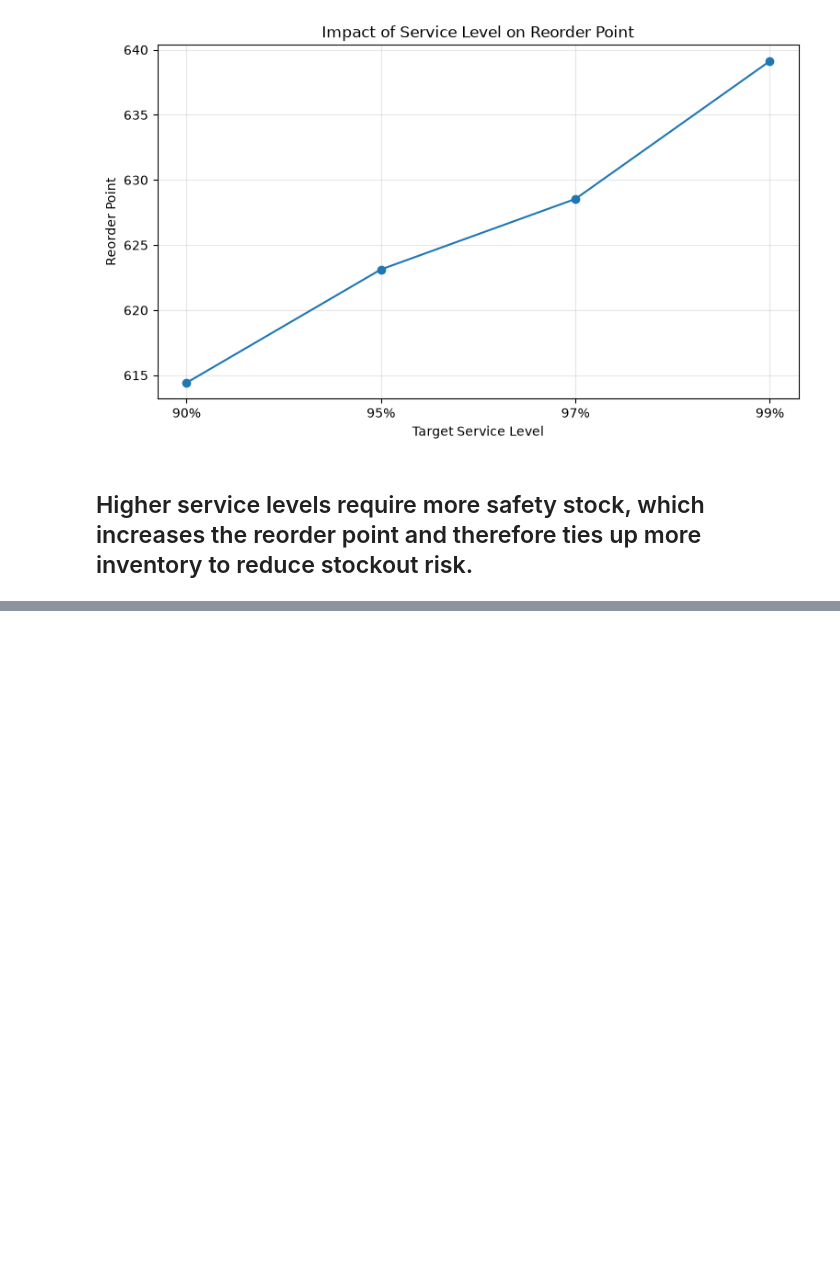
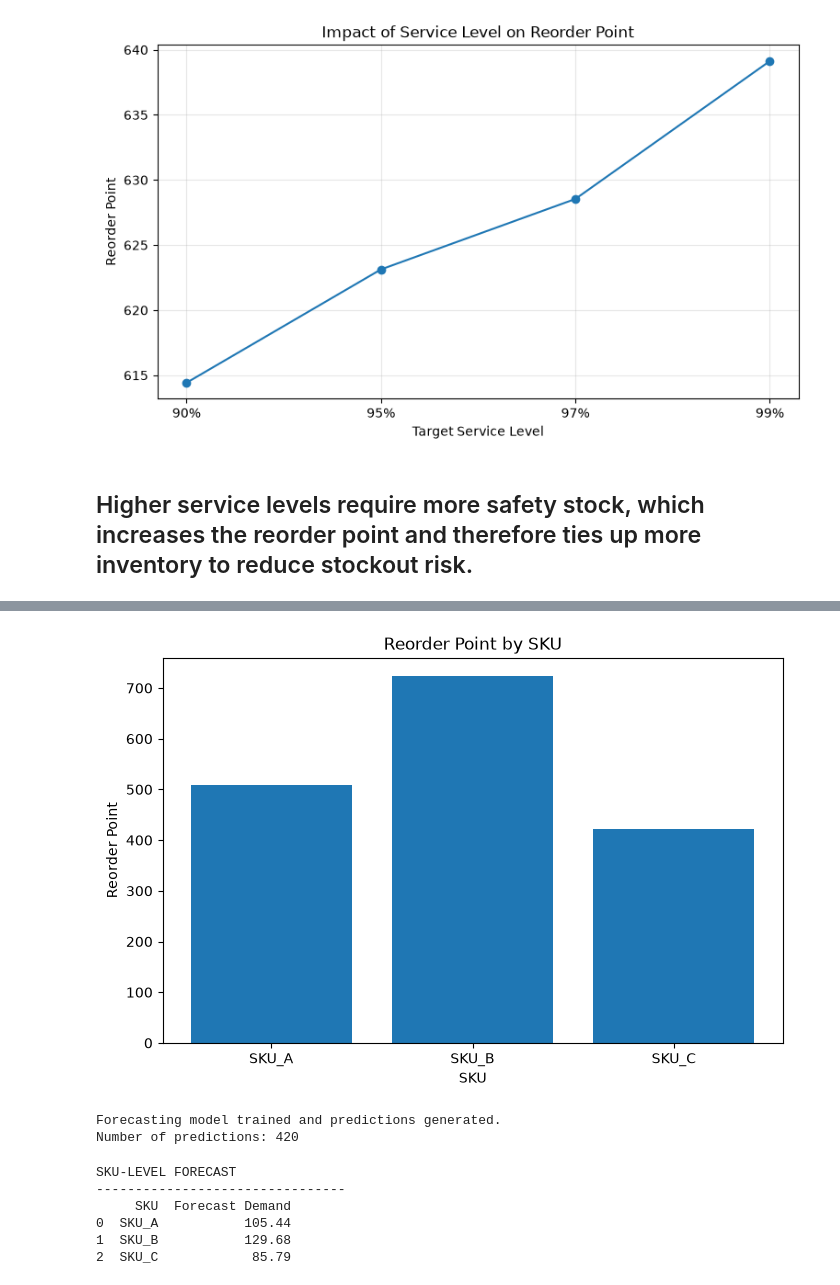
Before and after one commit to abhisarthak/inventory-optimization-ml, a Jupyter notebook: inventory_optimization.ipynb, the cells around one changed output, grey strips where cells are left out. Cells and saved outputs as stored; diff of their text form; code cells hidden in the pictures; blank space fills up the shorter version.

Commit message:
SKU-LEVEL FORECAST

```diff
--- a/inventory_optimization.ipynb
+++ b/inventory_optimization.ipynb
@@ -1011,0 +1114,73 @@ plt.show()
+# %%
+# ============================================================
+# 📈 11. REORDER POINT BY SKU
+# ============================================================
+
+plt.figure(figsize=(8, 5))
+
+plt.bar(
+    sku_summary['SKU'],
+    sku_summary['Reorder Point']
+)
+
+plt.xlabel("SKU")
+plt.ylabel("Reorder Point")
+plt.title("Reorder Point by SKU")
+
+plt.show()
+# %% [output]
+[figure, added]
+# %%
+# ============================================================
+# 🤖 12. SKU-LEVEL DEMAND FORECAST
+# ============================================================
+
+from sklearn.ensemble import RandomForestRegressor
+
+# Recreate the forecasting model
+forecast_model = RandomForestRegressor(
+    n_estimators=200,
+    random_state=42,
+    n_jobs=-1
+)
+
+# Train using the existing training data
+forecast_model.fit(X_train, y_train)
+
+# Predict test-period demand
+y_pred = forecast_model.predict(X_test)
+
+print("Forecasting model trained and predictions generated.")
+print("Number of predictions:", len(y_pred))
+# %% [output]
+Forecasting model trained and predictions generated.
+Number of predictions: 420
+# %%
+# ============================================================
+# 📊 13. SKU-LEVEL FORECAST SUMMARY
+# ============================================================
+
+forecast_results = test_data[['date', 'sku']].copy()
+
+forecast_results['actual_demand'] = y_test.values
+forecast_results['predicted_demand'] = y_pred
+
+sku_forecast = (
+    forecast_results
+    .groupby('sku')['predicted_demand']
+    .mean()
+    .reset_index()
+)
+
+sku_forecast.columns = ['SKU', 'Forecast Demand']
+
+print("SKU-LEVEL FORECAST")
+print("--------------------------------")
+print(sku_forecast.round(2))
+# %% [output]
+SKU-LEVEL FORECAST
+--------------------------------
+     SKU  Forecast Demand
+0  SKU_A           105.44
+1  SKU_B           129.68
+2  SKU_C            85.79
```
Also changed, not shown: parts of 2 cells of this notebook.
